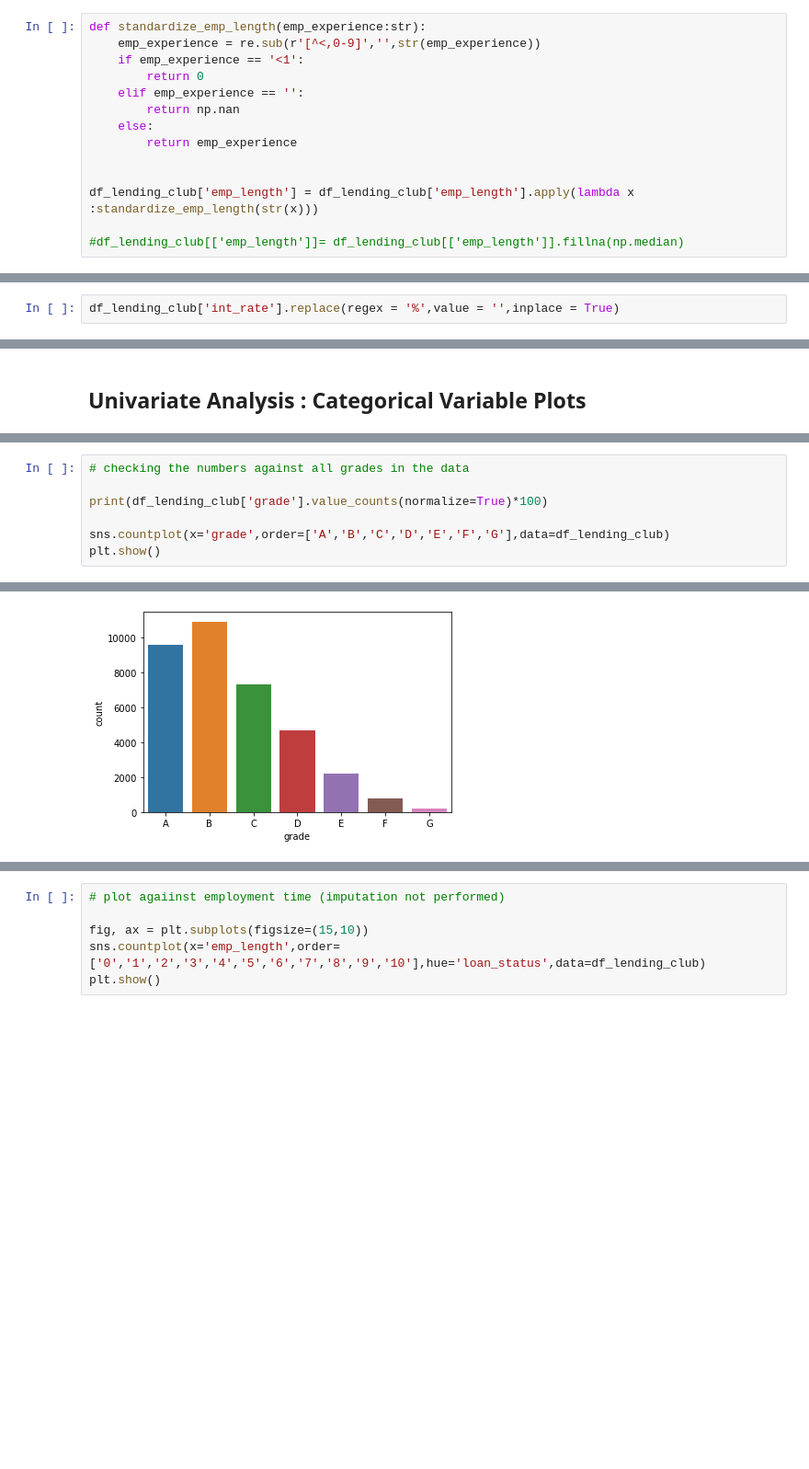
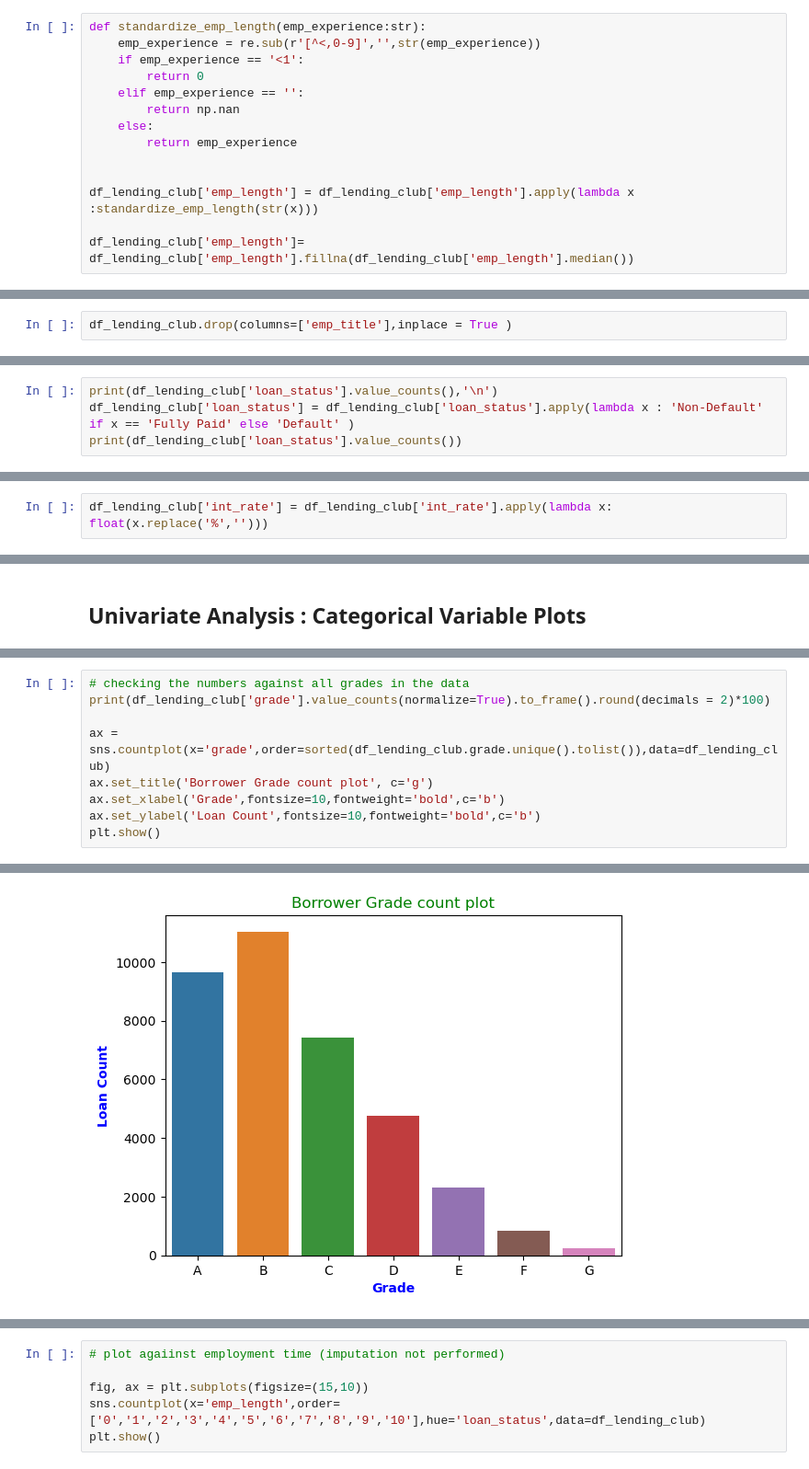
Before and after one commit to charankumarhs/LendingClubCaseStudy, a Jupyter notebook: Charan_Hulmani.ipynb, the cells around one changed output, grey strips where cells are left out. Shown: that part at 92% size. Saved outputs shown, nothing was run; the diff lists cells and outputs as text; blank space fills up the shorter version.

```diff
--- a/Charan_Hulmani.ipynb
+++ b/Charan_Hulmani.ipynb
@@ -192,7 +214,7 @@ def standardize_emp_length(emp_experience:str):
 
 df_lending_club['emp_length'] = df_lending_club['emp_length'].apply(lambda x :standardize_emp_length(str(x)))
 
-#df_lending_club[['emp_length']]= df_lending_club[['emp_length']].fillna(np.median)
+df_lending_club['emp_length']= df_lending_club['emp_length'].fillna(df_lending_club['emp_length'].median())
 # %% [markdown]
 `13. ` Standardize term by removing the word months
 # %%
@@ -222,0 +272,2 @@ memory usage: 9.7+ MB
+# %%
+df_lending_club.drop(columns=['emp_title'],inplace = True )
@@ -222,0 +276,4 @@ memory usage: 9.7+ MB
+# %%
+print(df_lending_club['loan_status'].value_counts(),'\n')
+df_lending_club['loan_status'] = df_lending_club['loan_status'].apply(lambda x : 'Non-Default' if x == 'Fully Paid' else 'Default' )
+print(df_lending_club['loan_status'].value_counts())
@@ -277,4 +342,4 @@ memory usage: 5.6+ MB
 # %% [markdown]
 `2. ` Change data type of int_rate to numeric float
 # %%
-df_lending_club['int_rate'].replace(regex = '%',value = '',inplace = True)
+df_lending_club['int_rate'] = df_lending_club['int_rate'].apply(lambda x: float(x.replace('%','')))
@@ -408,8 +543,10 @@ Name: loan_status, dtype: float64
 # %%
 # checking the numbers against all grades in the data
+print(df_lending_club['grade'].value_counts(normalize=True).to_frame().round(decimals = 2)*100)
 
-print(df_lending_club['grade'].value_counts(normalize=True)*100)
-
-sns.countplot(x='grade',order=['A','B','C','D','E','F','G'],data=df_lending_club)
+ax = sns.countplot(x='grade',order=sorted(df_lending_club.grade.unique().tolist()),data=df_lending_club)
+ax.set_title('Borrower Grade count plot', c='g')
+ax.set_xlabel('Grade',fontsize=10,fontweight='bold',c='b')
+ax.set_ylabel('Loan Count',fontsize=10,fontweight='bold',c='b')
 plt.show()
 # %% [output]
@@ -424 +561 @@ Name: grade, dtype: float64
-[figure, old version]
+[figure, new version]
```
Also changed, not shown: parts of 43 cells of this notebook.
